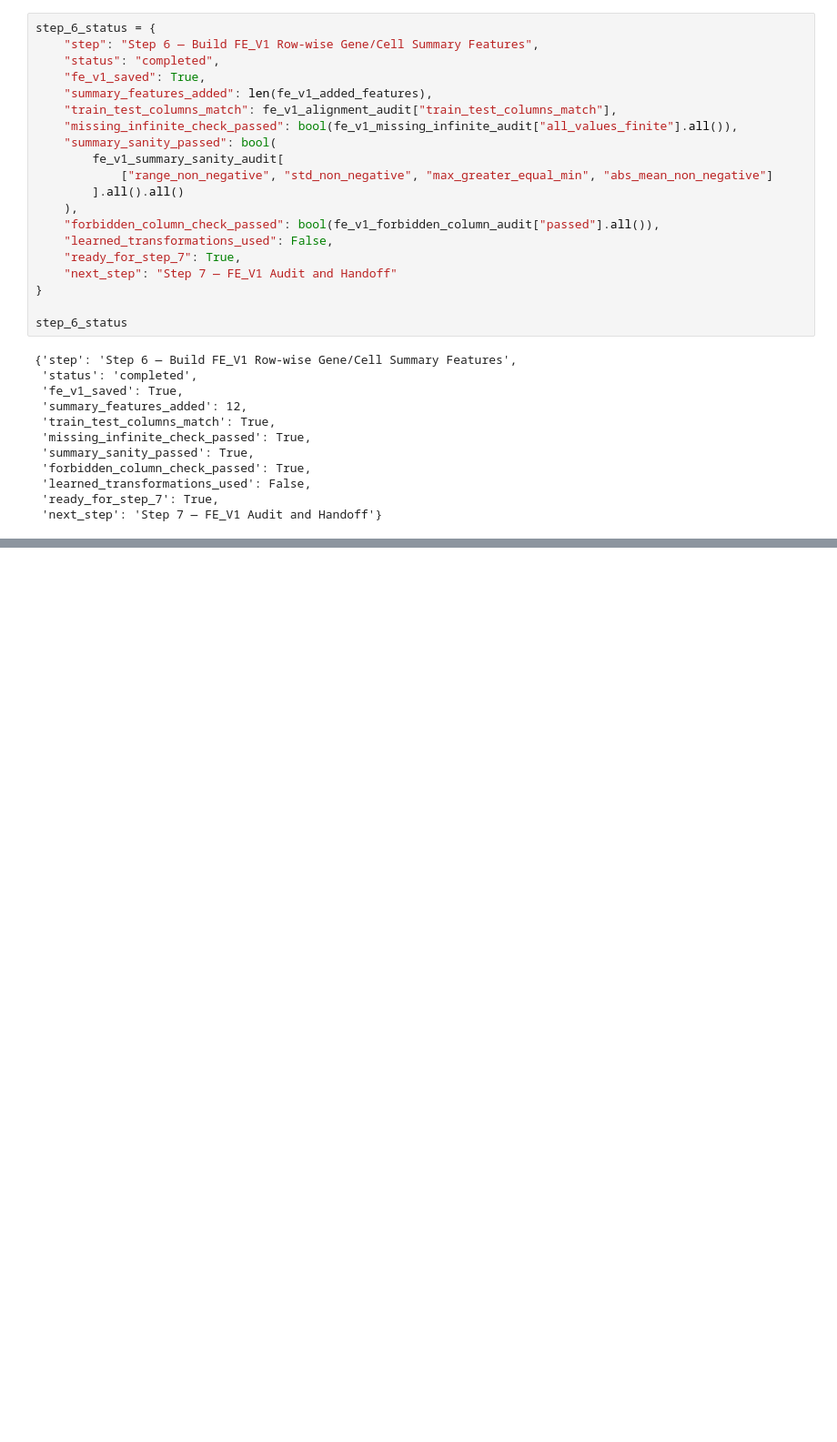
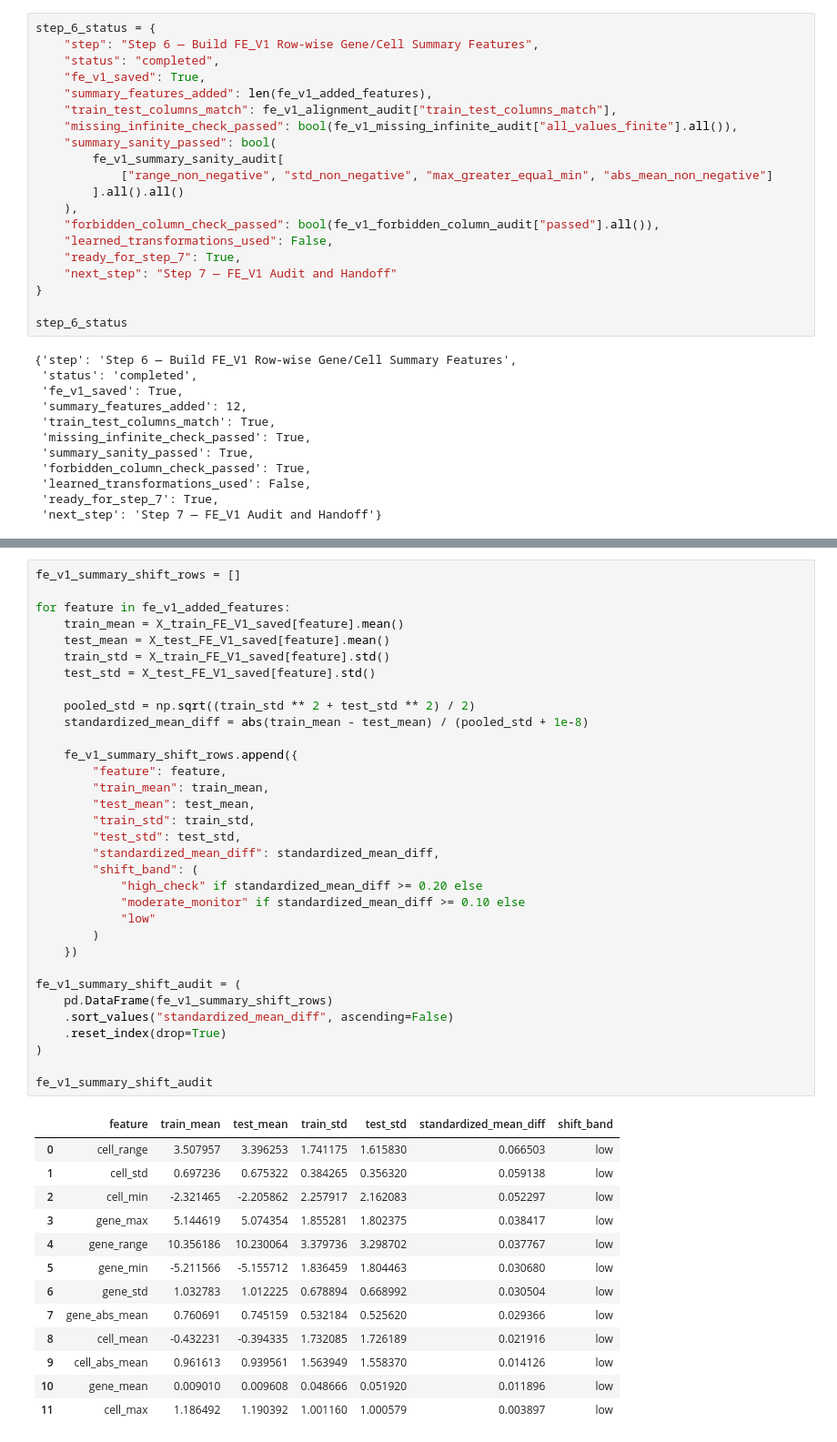
Before and after one commit to kawsar07ahmmed0712-rgb/moa-prediction-drug-response, a Jupyter notebook: notebooks/03_feature_engineering.ipynb, the cells around one changed output, grey strips where cells are left out. Shown at 91% size. Cells and saved outputs as stored; diff of their text form; blank space fills up the shorter version.

```diff
--- a/notebooks/03_feature_engineering.ipynb
+++ b/notebooks/03_feature_engineering.ipynb
@@ -2490,0 +2767,47 @@ step_6_status
+# %%
+fe_v1_summary_shift_rows = []
+
+for feature in fe_v1_added_features:
+    train_mean = X_train_FE_V1_saved[feature].mean()
+    test_mean = X_test_FE_V1_saved[feature].mean()
+    train_std = X_train_FE_V1_saved[feature].std()
+    test_std = X_test_FE_V1_saved[feature].std()
+
+    pooled_std = np.sqrt((train_std ** 2 + test_std ** 2) / 2)
+    standardized_mean_diff = abs(train_mean - test_mean) / (pooled_std + 1e-8)
+
+    fe_v1_summary_shift_rows.append({
+        "feature": feature,
+        "train_mean": train_mean,
+        "test_mean": test_mean,
+        "train_std": train_std,
+        "test_std": test_std,
+        "standardized_mean_diff": standardized_mean_diff,
+        "shift_band": (
+            "high_check" if standardized_mean_diff >= 0.20 else
+            "moderate_monitor" if standardized_mean_diff >= 0.10 else
+            "low"
+        )
+    })
+
+fe_v1_summary_shift_audit = (
+    pd.DataFrame(fe_v1_summary_shift_rows)
+    .sort_values("standardized_mean_diff", ascending=False)
+    .reset_index(drop=True)
+)
+
+fe_v1_summary_shift_audit
+# %% [output]
+|  | feature | train_mean | test_mean | train_std | test_std | standardized_mean_diff | shift_band |
+| 0 | cell_range | 3.507957 | 3.396253 | 1.741175 | 1.615830 | 0.066503 | low |
+| 1 | cell_std | 0.697236 | 0.675322 | 0.384265 | 0.356320 | 0.059138 | low |
+| 2 | cell_min | -2.321465 | -2.205862 | 2.257917 | 2.162083 | 0.052297 | low |
+| 3 | gene_max | 5.144619 | 5.074354 | 1.855281 | 1.802375 | 0.038417 | low |
+| 4 | gene_range | 10.356186 | 10.230064 | 3.379736 | 3.298702 | 0.037767 | low |
+| 5 | gene_min | -5.211566 | -5.155712 | 1.836459 | 1.804463 | 0.030680 | low |
+| 6 | gene_std | 1.032783 | 1.012225 | 0.678894 | 0.668992 | 0.030504 | low |
+| 7 | gene_abs_mean | 0.760691 | 0.745159 | 0.532184 | 0.525620 | 0.029366 | low |
+| 8 | cell_mean | -0.432231 | -0.394335 | 1.732085 | 1.726189 | 0.021916 | low |
+| 9 | cell_abs_mean | 0.961613 | 0.939561 | 1.563949 | 1.558370 | 0.014126 | low |
+| 10 | gene_mean | 0.009010 | 0.009608 | 0.048666 | 0.051920 | 0.011896 | low |
+| 11 | cell_max | 1.186492 | 1.190392 | 1.001160 | 1.000579 | 0.003897 | low |
```
Also changed, not shown: parts of 18 cells of this notebook.
